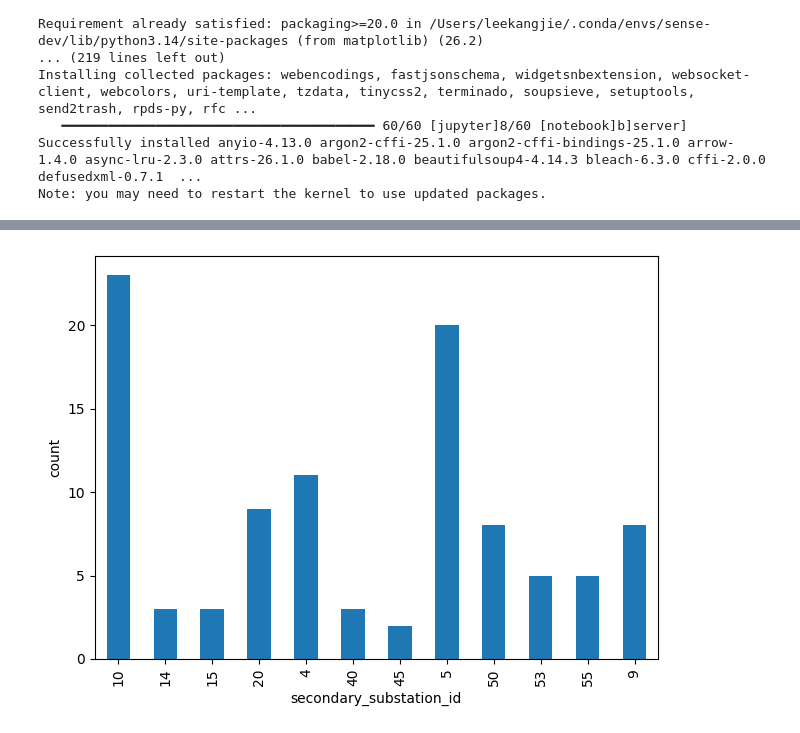
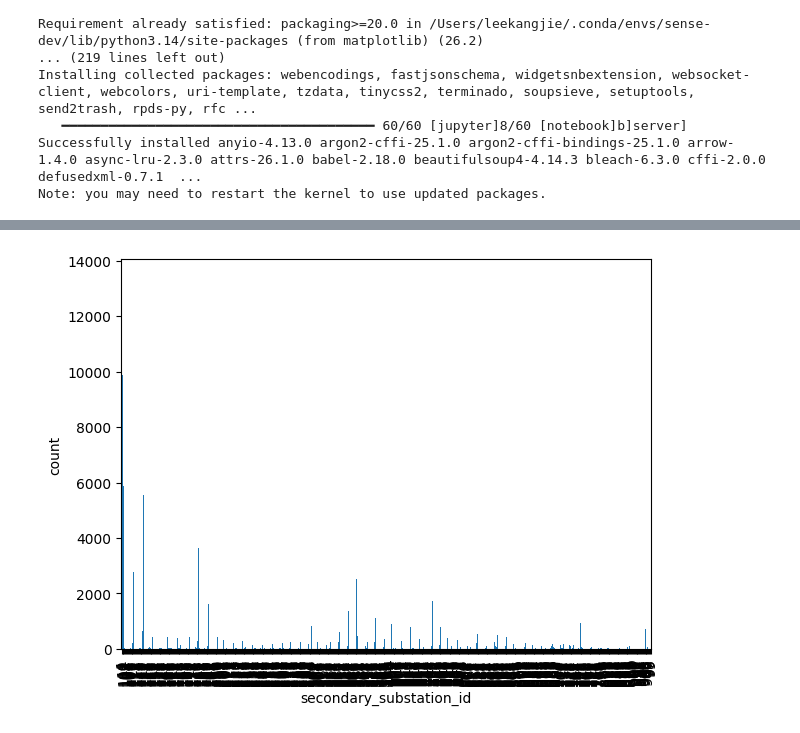
Before and after one commit to kjl1c20/chargepoint-load-analysis, a Jupyter notebook: explore.ipynb, the cells around one changed output, grey strips where cells are left out. Cells and saved outputs as stored; diff of their text form; code cells hidden in the pictures.

```diff
--- a/explore.ipynb
+++ b/explore.ipynb
@@ -31,15 +31,18 @@ datasets = "ssen_aggregated_smart_meter_usage"
 
 catalog = connect_to_warehouse(organisation)
 tables = catalog.list_tables(datasets)
-TABLE_PATH = "ssen_aggregated_smart_meter_usage.ssen_march2026"
 
-try:
-    table = catalog.load_table(TABLE_PATH)
-    print(f"✅ Loaded table: {TABLE_PATH}")
-    df = table.scan(limit=100).to_pandas()
-except Exception as e:
-    print(f"❌ Could not load table: {e}")
-    print("\nMake sure to update TABLE_PATH with a valid table from your available tables.")
+# Keep memory bounded so the notebook kernel does not crash.
+rows_per_table = 50_000
+frames = []
 
-print(df.head())
+for table_name in tables:
+    table = catalog.load_table(table_name)
+    print(f"✅ Loaded table: {table_name}")
+    df_part = table.scan(limit=rows_per_table).to_pandas()
+    frames.append(df_part)
+
+mega_df = pd.concat(frames, ignore_index=True)
+print(f"Merged rows: {len(mega_df):,}")
+print(mega_df.head())
 # %% [output]
@@ -63,9 +66,9 @@ print(df.head())
 # %%
-counts = df["secondary_substation_id"].value_counts().sort_index()
+counts = mega_df["secondary_substation_id"].value_counts().sort_index()
 counts.plot(kind="bar", xlabel="secondary_substation_id", ylabel="count")
 plt.tight_layout()
 # %% [output]
-[figure, old version]
+[figure, new version]
 # %%
 import folium
 
```
Also changed, not shown: parts of 4 cells of this notebook, 4 other files.
